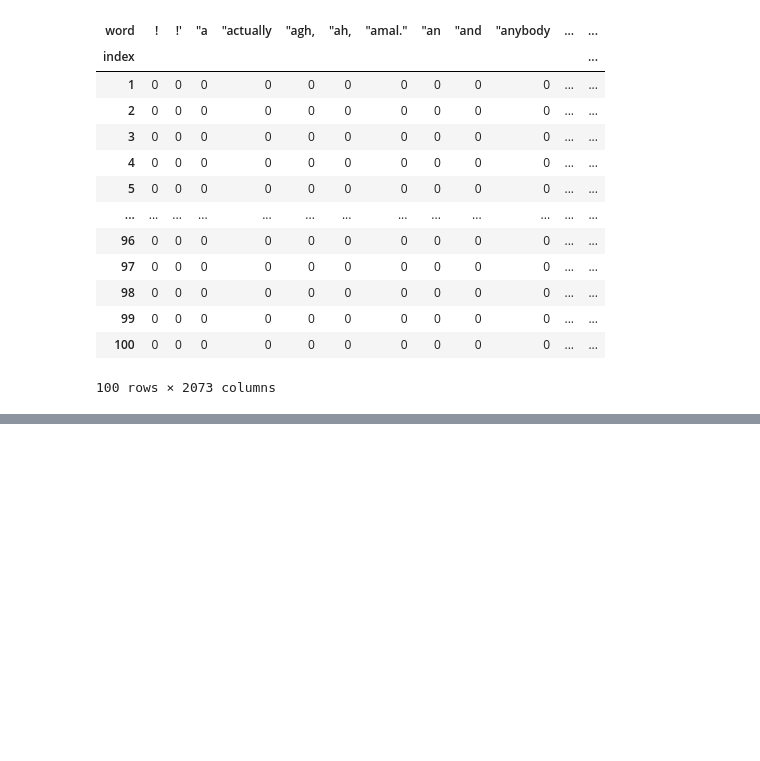
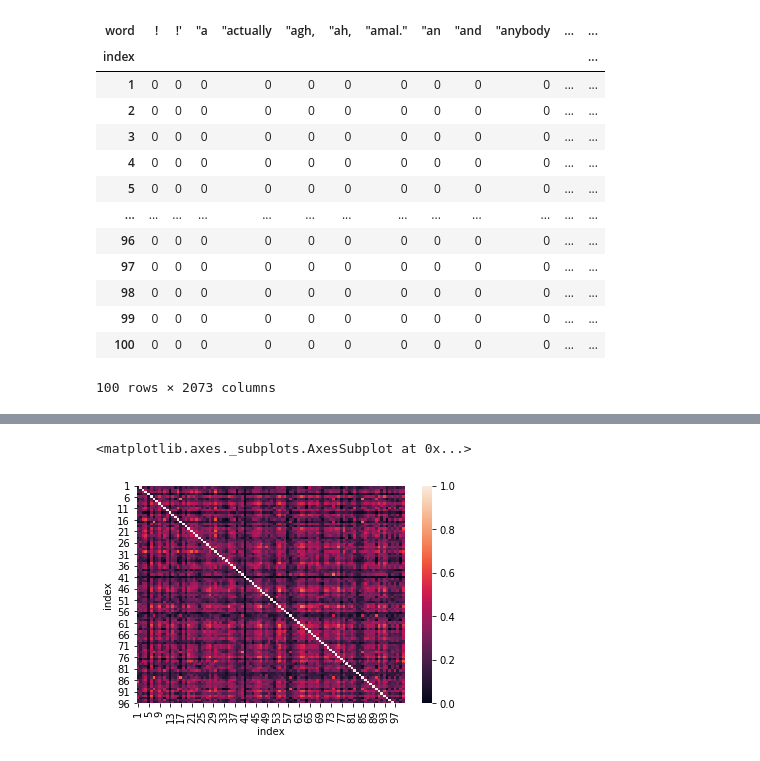
Before and after one commit to mikeasilva/CUNY-SPS, a Jupyter notebook: DATA612/Project 2.ipynb, the cells around one changed output, grey strips where cells are left out. Cells and saved outputs as stored; diff of their text form; code cells hidden in the pictures; blank space fills up the shorter version.

```diff
--- a/DATA612/Project 2.ipynb
+++ b/DATA612/Project 2.ipynb
@@ -133,0 +117,3 @@ array([[1.        , 0.10855649, 0.18184824, ..., 0.18851155, 0.18557687,
+# %%
+normalized_term_frequency_matrix = data612.bag_of_words(preprocessed_jokes, normalize = True)
+normalized_term_frequency_matrix
@@ -133,0 +153,5 @@ array([[1.        , 0.10855649, 0.18184824, ..., 0.18851155, 0.18557687,
+# %%
+sb.heatmap(normalized_cosine_similarity_df)
+# %% [output]
+<matplotlib.axes._subplots.AxesSubplot at 0x...>
+[figure, added]
```
Also changed, not shown: parts of 24 cells of this notebook, 1 other file.
